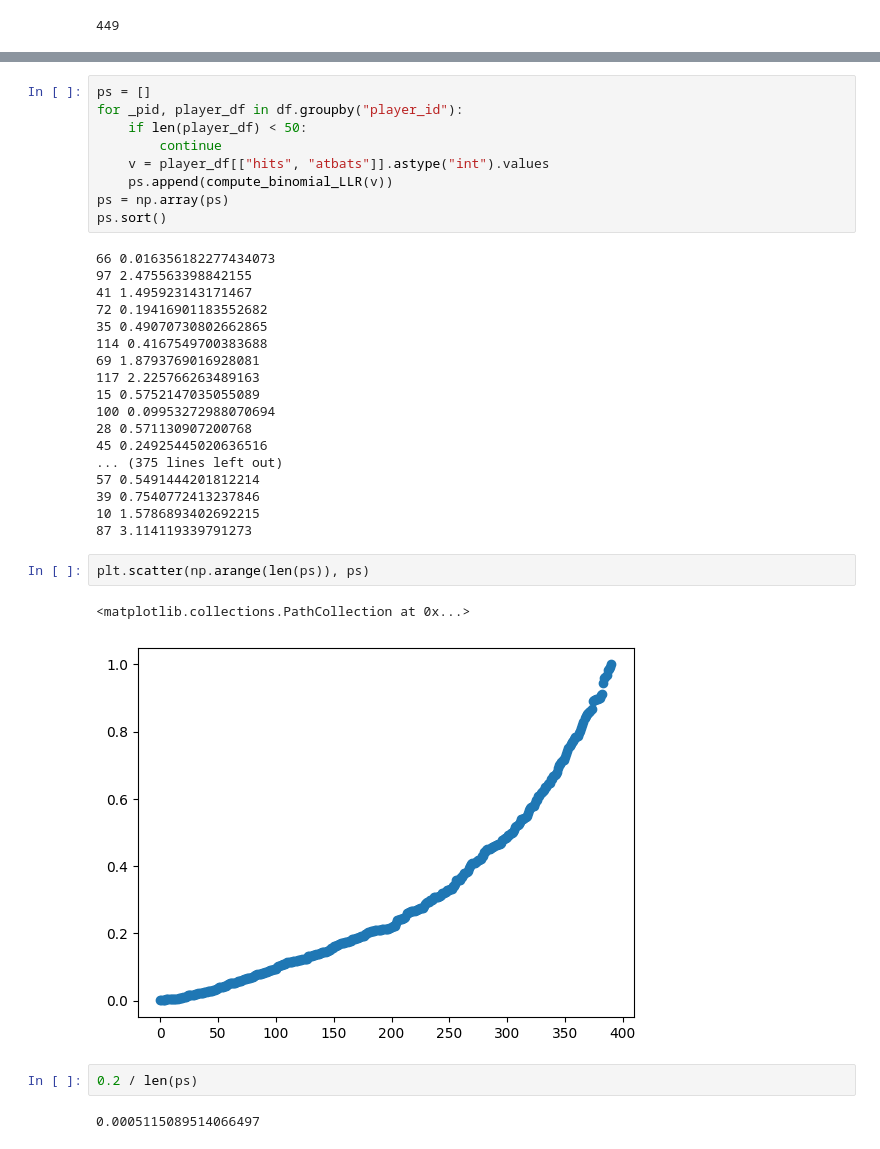
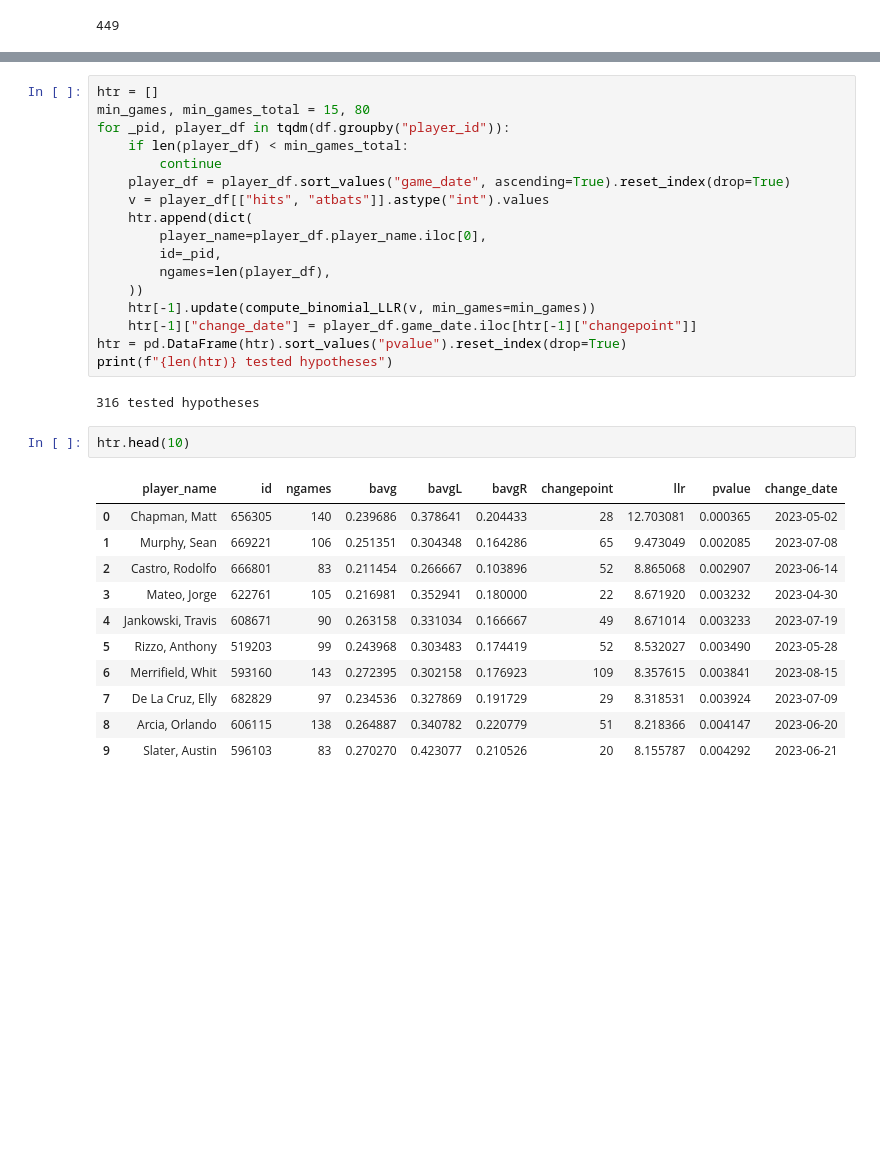
Before and after one commit to docbeaker/notebooks, a Jupyter notebook: statistics/BaseballChangepoints.ipynb, the cells around one changed output, grey strips where cells are left out. Drawn from its saved outputs; the diff is of its cells as text; blank space fills up the shorter version.

```diff
--- a/statistics/BaseballChangepoints.ipynb
+++ b/statistics/BaseballChangepoints.ipynb
@@ -83,36 +97,33 @@ plt.show()
 # %%
-ps = []
-for _pid, player_df in df.groupby("player_id"):
-    if len(player_df) < 50:
+htr = []
+min_games, min_games_total = 15, 80
+for _pid, player_df in tqdm(df.groupby("player_id")):
+    if len(player_df) < min_games_total:
         continue
+    player_df = player_df.sort_values("game_date", ascending=True).reset_index(drop=True)
     v = player_df[["hits", "atbats"]].astype("int").values
-    ps.append(compute_binomial_LLR(v))
-ps = np.array(ps)
-ps.sort()
+    htr.append(dict(
+        player_name=player_df.player_name.iloc[0],
+        id=_pid,
+        ngames=len(player_df),
+    ))
+    htr[-1].update(compute_binomial_LLR(v, min_games=min_games))
+    htr[-1]["change_date"] = player_df.game_date.iloc[htr[-1]["changepoint"]]
+htr = pd.DataFrame(htr).sort_values("pvalue").reset_index(drop=True)
+print(f"{len(htr)} tested hypotheses")
 # %% [output]
-66 0.016356182277434073
-97 2.475563398842155
-41 1.495923143171467
-72 0.19416901183552682
-35 0.49070730802662865
-114 0.4167549700383688
-69 1.8793769016928081
-117 2.225766263489163
-15 0.5752147035055089
-100 0.09953272988070694
-28 0.571130907200768
-45 0.24925445020636516
-... (375 lines left out)
-57 0.5491444201812214
-39 0.7540772413237846
-10 1.5786893402692215
-87 3.114119339791273
+316 tested hypotheses
-# %%
-plt.scatter(np.arange(len(ps)), ps)
-# %% [output]
-<matplotlib.collections.PathCollection at 0x...>
-[figure, removed]
-# %%
-0.2 / len(ps)
-# %% [output]
-0.0005115089514066497
+# %%
+htr.head(10)
+# %% [output]
+|  | player_name | id | ngames | bavg | bavgL | bavgR | changepoint | llr | pvalue | change_date |
+| 0 | Chapman, Matt | 656305 | 140 | 0.239686 | 0.378641 | 0.204433 | 28 | 12.703081 | 0.000365 | 2023-05-02 |
+| 1 | Murphy, Sean | 669221 | 106 | 0.251351 | 0.304348 | 0.164286 | 65 | 9.473049 | 0.002085 | 2023-07-08 |
+| 2 | Castro, Rodolfo | 666801 | 83 | 0.211454 | 0.266667 | 0.103896 | 52 | 8.865068 | 0.002907 | 2023-06-14 |
+| 3 | Mateo, Jorge | 622761 | 105 | 0.216981 | 0.352941 | 0.180000 | 22 | 8.671920 | 0.003232 | 2023-04-30 |
+| 4 | Jankowski, Travis | 608671 | 90 | 0.263158 | 0.331034 | 0.166667 | 49 | 8.671014 | 0.003233 | 2023-07-19 |
+| 5 | Rizzo, Anthony | 519203 | 99 | 0.243968 | 0.303483 | 0.174419 | 52 | 8.532027 | 0.003490 | 2023-05-28 |
+| 6 | Merrifield, Whit | 593160 | 143 | 0.272395 | 0.302158 | 0.176923 | 109 | 8.357615 | 0.003841 | 2023-08-15 |
+| 7 | De La Cruz, Elly | 682829 | 97 | 0.234536 | 0.327869 | 0.191729 | 29 | 8.318531 | 0.003924 | 2023-07-09 |
+| 8 | Arcia, Orlando | 606115 | 138 | 0.264887 | 0.340782 | 0.220779 | 51 | 8.218366 | 0.004147 | 2023-06-20 |
+| 9 | Slater, Austin | 596103 | 83 | 0.270270 | 0.423077 | 0.210526 | 20 | 8.155787 | 0.004292 | 2023-06-21 |
```
Also changed, not shown: parts of 6 cells of this notebook.
